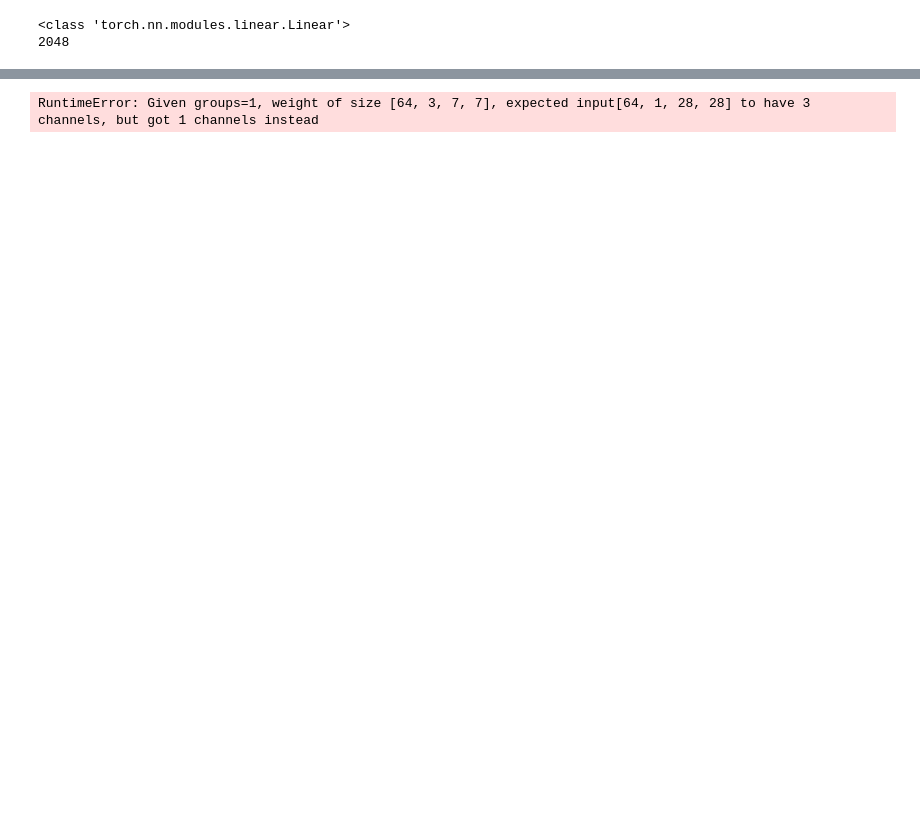
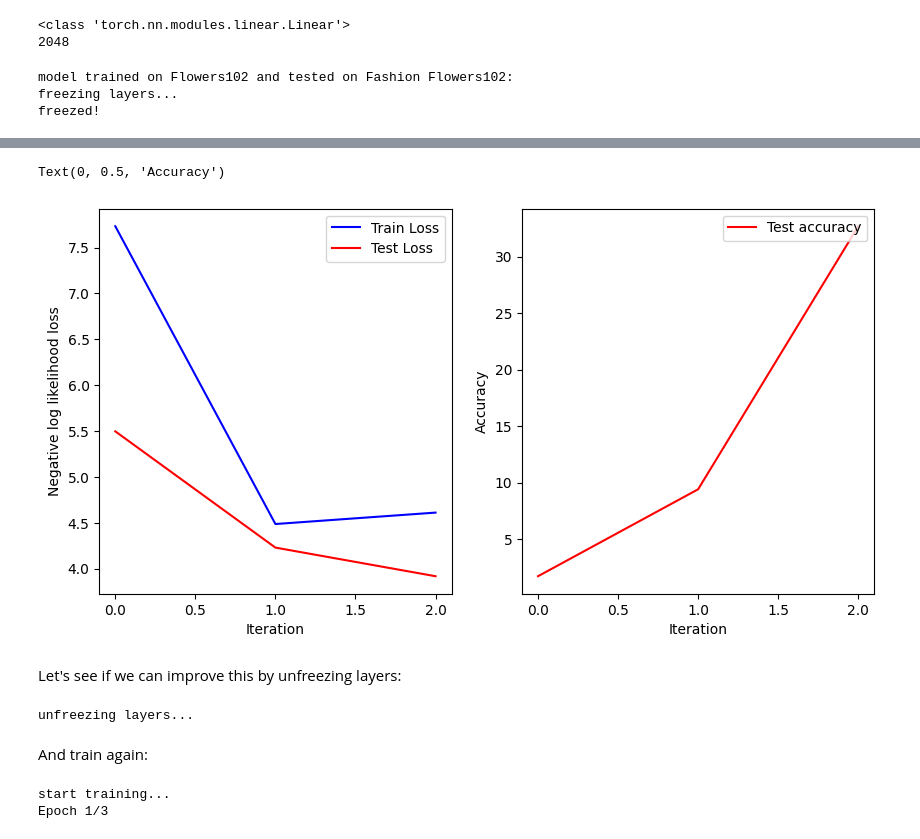
Before and after one commit to AvansICT/Master-RAII-CV, a Jupyter notebook: 03-train-models.ipynb, the cells around one changed output, grey strips where cells are left out. Drawn from its saved outputs; the diff is of its cells as text; code cells hidden in the pictures; blank space fills up the shorter version.

```diff
--- a/03-train-models.ipynb
+++ b/03-train-models.ipynb
@@ -242,17 +319,21 @@ print(res_network.fc.in_features)
 2048
 # %%
 # change last fc layer
-res_network.fc = torch.nn.Linear(in_features=2048, out_features=10)
+res_network.fc = torch.nn.Linear(in_features=2048, out_features=102)
 # %%
 
 batch_size = 64
 learning_rate = 0.001
-momentum = 0.9
 
-train_dataset = torchvision.datasets.Flowers102('./data', split='train', download=True, transform=transform)
-train_loader = torch.utils.data.DataLoader(train_dataset, batch_size=batch_size_train)
+transform = transforms.Compose([
+    transforms.Resize((224, 224)),
+    transforms.ToTensor()
+])
 
-test_dataset =   torchvision.datasets.Flowers102('./data', split='test', download=True, transform=transform)
+train_dataset = datasets.Flowers102('./data', split='train', download=True, transform=transform)
+train_loader = torch.utils.data.DataLoader(train_dataset, batch_size=batch_size)
+
+test_dataset =   datasets.Flowers102('./data', split='test', download=True, transform=transform)
 
 test_loader = torch.utils.data.DataLoader(test_dataset, batch_size=batch_size, shuffle=False)
 
@@ -270,8 +351,12 @@ for param in res_network.layer3.parameters():
 for param in res_network.layer4.parameters():
     param.requires_grad = False
 print('freezed!')
+# %% [output]
+model trained on Flowers102 and tested on Fashion Flowers102:
+freezing layers...
+freezed!
 # %%
-epochs = 7
+epochs = 3
 
 train_losses = []
 test_losses  = []
@@ -293,5 +378,7 @@ for epoch in range(epochs):
     test_accs.append(test_acc)
 
 print(f"--- training time: {time.time() - start_time} seconds ---" )
+
+print_results(train_loss, test_loss, test_acc)
 # %% [output]
 start training...
@@ -299 +395,2 @@ Epoch 1/7
-RuntimeError: Given groups=1, weight of size [64, 3, 7, 7], expected input[64, 1, 28, 28] to have 3 channels, but got 1 channels instead
+Text(0, 0.5, 'Accuracy')
+[figure, added]
@@ -348,0 +397,48 @@ axs[1].set_ylabel('Accuracy')
+# %% [markdown]
+Let's see if we can improve this by unfreezing layers:
+# %%
+# freezing layers
+print('unfreezing layers...')
+for param in res_network.layer1.parameters():
+    param.requires_grad = False
+for param in res_network.layer2.parameters():
+    param.requires_grad = False
+for param in res_network.layer3.parameters():
+    param.requires_grad = True
+for param in res_network.layer4.parameters():
+    param.requires_grad = True
+# %% [output]
+unfreezing layers...
+# %% [markdown]
+And train again:
+# %%
+epochs = 3
+
+train_losses = []
+test_losses  = []
+test_accs    = []
+
+model = SimpleCNN(3).to(device)
+optimizer = torch.optim.Adam(model.parameters(), lr=0.001)
+
+print('start training...')
+start_time = time.time()
+for epoch in range(epochs):
+    print(f"Epoch {epoch+1}/{epochs}")
+
+    train_loss = train(res_network, train_loader, criterion, optimizer, device)
+    test_loss, test_acc = test(res_network, test_loader, criterion, device)
+
+    print(f"Train Loss: {train_loss:.4f}")
+    print(f"Test Loss:  {test_loss:.4f} | Test Acc: {test_acc:.2f}%")
+
+    train_losses.append(train_loss)
+    test_losses.append(test_loss)
+    test_accs.append(test_acc)
+
+print(f"--- training time: {time.time() - start_time} seconds ---" )
+
+print_results(train_loss, test_loss, test_acc)
+# %% [output]
+start training...
+Epoch 1/3
```
Also changed, not shown: parts of 14 cells of this notebook.
